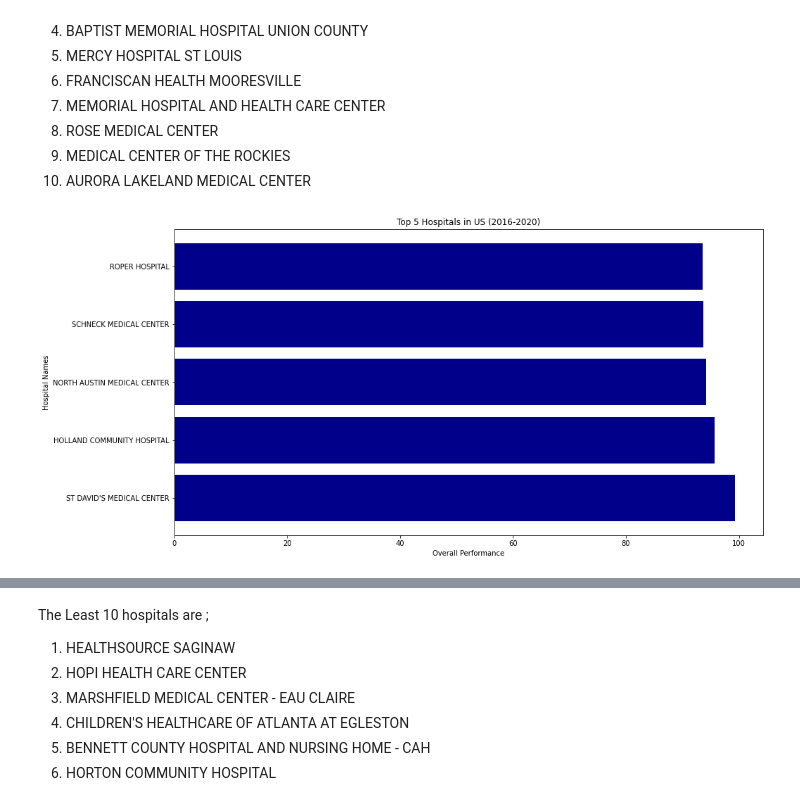
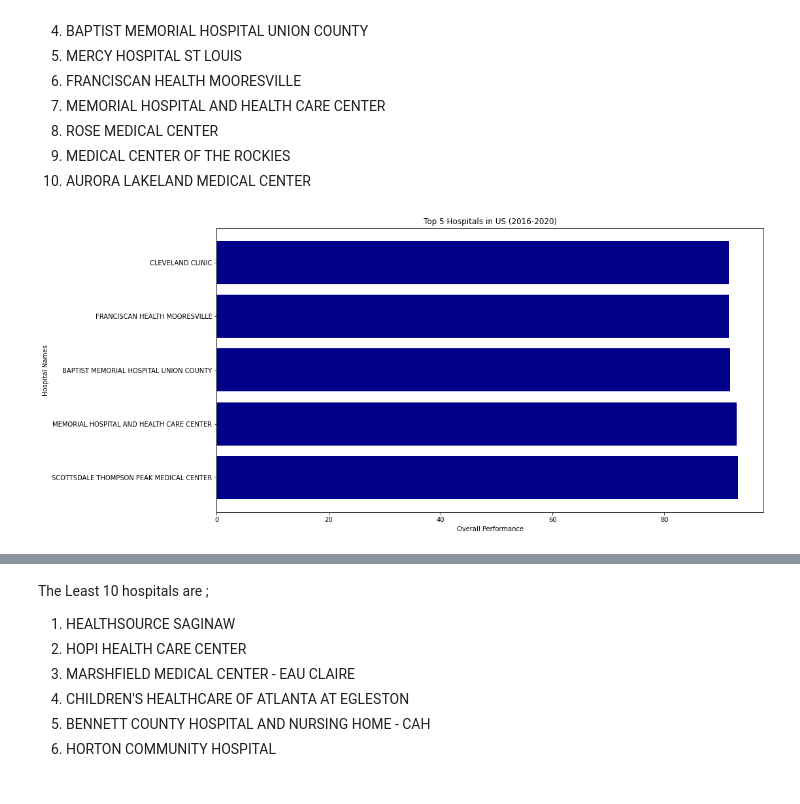
Before and after one commit to Heartz00/TEAM-JUPYTER, a Jupyter notebook: Analyzed_dataset.ipynb, the cells around one changed output, grey strips where cells are left out. Drawn from its saved outputs; the diff is of its cells as text; code cells hidden in the pictures.

```diff
--- a/Analyzed_dataset.ipynb
+++ b/Analyzed_dataset.ipynb
@@ -362,18 +362,18 @@ The top 10 hospitals are ;
 0. MEDICAL CENTER OF THE ROCKIES
 10. AURORA LAKELAND MEDICAL CENTER
 # %%
-Qimport matplotlib.pyplot as plt
+import matplotlib.pyplot as plt
 fig = plt.figure(figsize = (15, 8))
 
 # creating the bar plot
-plt.barh(top10_hospitals['Facility Name'].head(5), top10_hospitals['Overall performance'].head(5), color ='darkBlue')
+plt.barh(top10_hospitals['Facility Name'].tail(5), top10_hospitals['Overall performance'].tail(5), color ='darkBlue')
 
 plt.ylabel("Hospital Names")
 plt.xlabel("Overall Performance")
 plt.title("Top 5 Hospitals in US (2016-2020)")
 plt.show()
 # %% [output]
-[figure, old version]
+[figure, new version]
 # %%
 # sort the overall performance in descending order to get the highest hospitals
 ranked_performance_for_hospitals = Overall_performance_table.sort_values(by='Overall performance', ascending=True)
```
Also changed, not shown: parts of 8 cells of this notebook.
